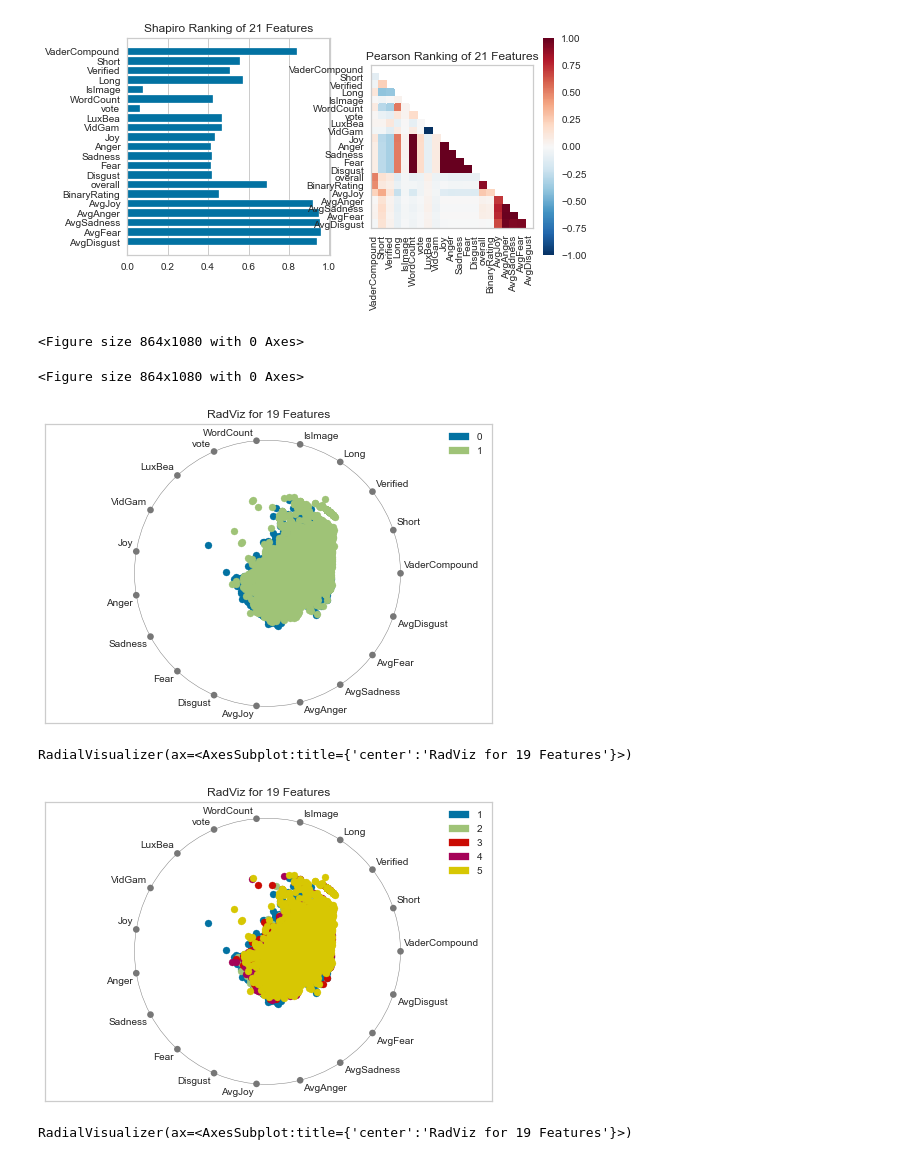
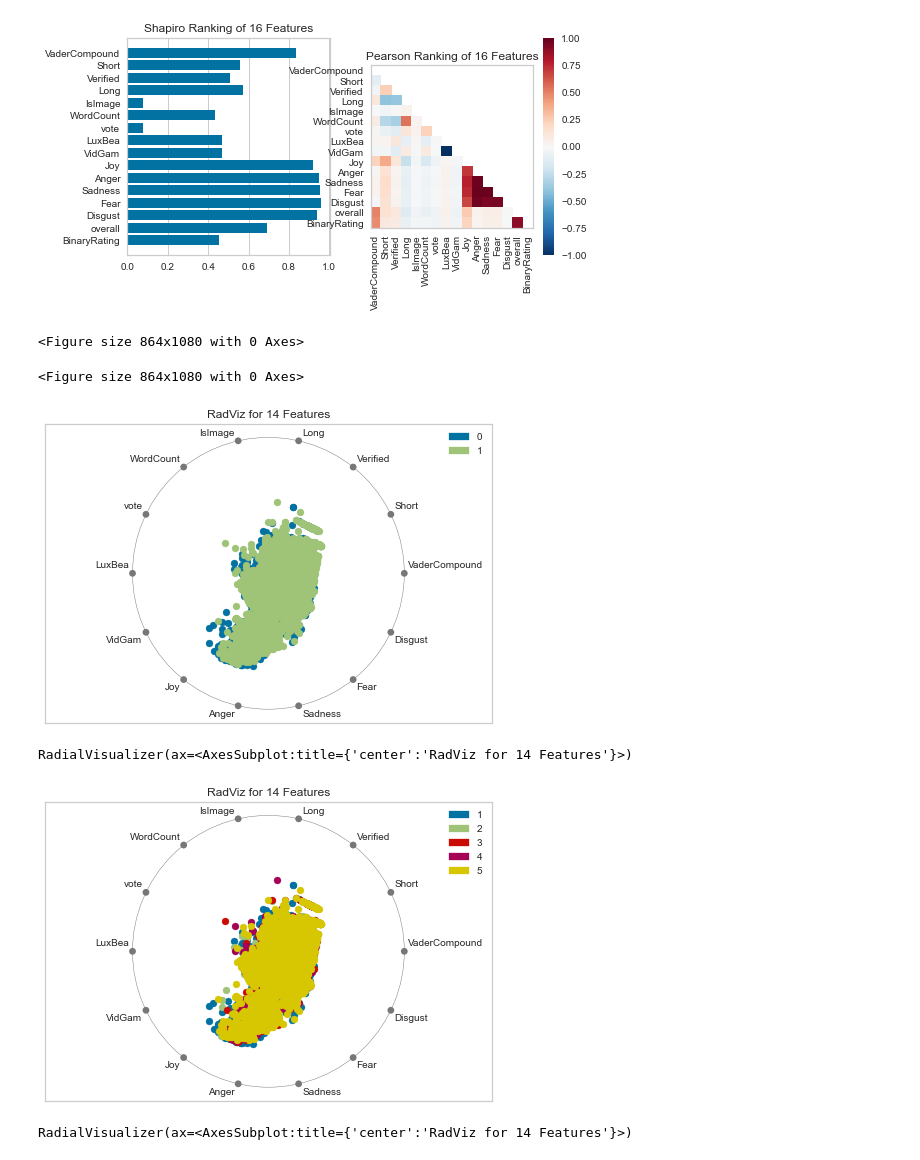
Before and after one commit to georgetown-analytics/Amazonian-Sentiments, a Jupyter notebook: EDA Data Visualization and Feature Selection .ipynb, the cells around one changed output. Cells and saved outputs as stored; diff of their text form; code cells hidden in the pictures.

```diff
--- a/EDA Data Visualization and Feature Selection .ipynb
+++ b/EDA Data Visualization and Feature Selection .ipynb
@@ -329,18 +284,16 @@ Text(0.5, 0.98, 'Linear Relationship of VADER Score with Overall and Binary Rati
 # %%
-#move to EDA!
 from yellowbrick.features import rank1d, rank2d
 X = BlendDF[['VaderCompound', 'Short', 'Verified', 'Long', 'IsImage',
        'WordCount', 'vote', 'LuxBea', 'VidGam', 'Joy', 'Anger', 'Sadness',
-       'Fear', 'Disgust', 'overall', 'BinaryRating', 'AvgJoy', 'AvgAnger',
-       'AvgSadness', 'AvgFear', 'AvgDisgust']]
+       'Fear', 'Disgust', 'overall', 'BinaryRating']]
 _, axes = plt.subplots(ncols=2, figsize=(8,4))
 
 rank1d(X, ax=axes[0], show=False)
 rank2d(X, ax=axes[1], show=False)
 plt.show()
 plt.figure(figsize=(12,15))
 # %% [output]
-[figure, old version]
+[figure, new version]
 <Figure size 864x1080 with 0 Axes>
 <Figure size 864x1080 with 0 Axes>
 # %%
@@ -349,8 +302,7 @@ from yellowbrick.features.radviz import radviz
 #Load the classification dataset
 X = BlendDF[['VaderCompound', 'Short', 'Verified', 'Long', 'IsImage',
        'WordCount', 'vote', 'LuxBea', 'VidGam', 'Joy', 'Anger', 'Sadness',
-       'Fear', 'Disgust','AvgJoy', 'AvgAnger',
-       'AvgSadness', 'AvgFear', 'AvgDisgust']]
+       'Fear', 'Disgust']]
 
 Y = BlendDF['BinaryRating']
 
@@ -359,24 +311,23 @@ Y = BlendDF['BinaryRating']
 # Instantiate the visualizer
 radviz(X, Y)
 # %% [output]
-[figure, old version]
+[figure, new version]
-RadialVisualizer(ax=<AxesSubplot:title={'center':'RadViz for 19 Features'}>)
+RadialVisualizer(ax=<AxesSubplot:title={'center':'RadViz for 14 Features'}>)
 # %%
 from yellowbrick.features.radviz import radviz
 
 #Load the classification dataset
 X = BlendDF[['VaderCompound', 'Short', 'Verified', 'Long', 'IsImage',
        'WordCount', 'vote', 'LuxBea', 'VidGam', 'Joy', 'Anger', 'Sadness',
-       'Fear', 'Disgust','AvgJoy', 'AvgAnger',
-       'AvgSadness', 'AvgFear', 'AvgDisgust']]
+       'Fear', 'Disgust']]
 
 Y = BlendDF['overall']
 
 # Instantiate the visualizer
 radviz(X, Y)
 # %% [output]
-[figure, old version]
+[figure, new version]
-RadialVisualizer(ax=<AxesSubplot:title={'center':'RadViz for 19 Features'}>)
+RadialVisualizer(ax=<AxesSubplot:title={'center':'RadViz for 14 Features'}>)
 # %%
 from yellowbrick.features.radviz import radviz
 
```
Also changed, not shown: parts of 46 cells of this notebook.
